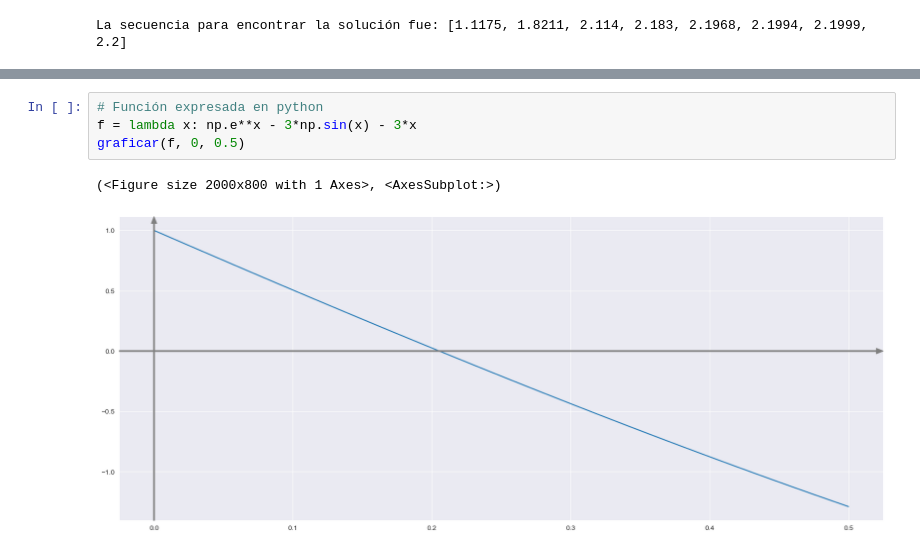
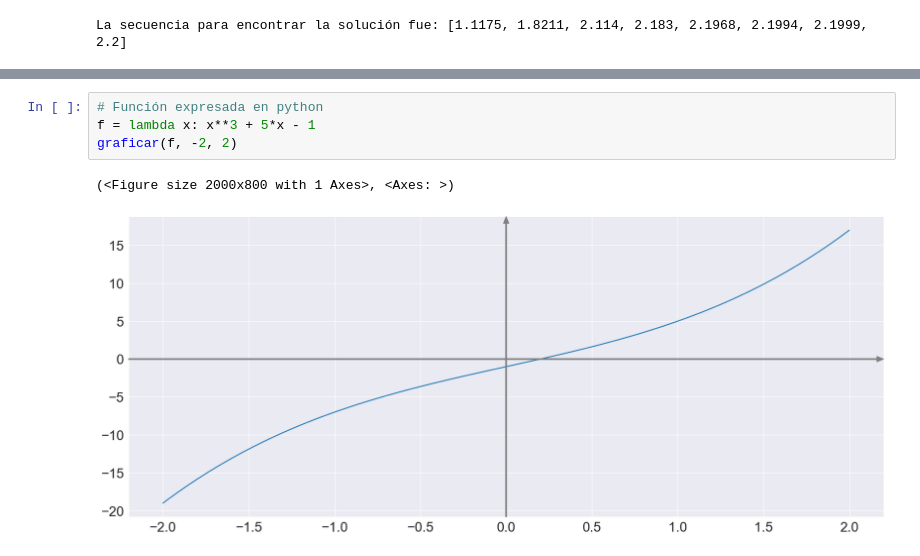
Before and after one commit to caramirezs/MetNum_librodigital, a Jupyter notebook: 1_Ecuaciones_de_una_variable/1.2_Metodo_regula_falsi.ipynb, the cells around one changed output, grey strips where cells are left out. Saved outputs shown, nothing was run; the diff lists cells and outputs as text.

```diff
--- a/1_Ecuaciones_de_una_variable/1.2_Metodo_regula_falsi.ipynb
+++ b/1_Ecuaciones_de_una_variable/1.2_Metodo_regula_falsi.ipynb
@@ -279,7 +236,7 @@ p_i = a_n-\frac{f(a_n)(b_n - a_n)}{f(b_n)-f(a_n)}
 # %%
 # Función expresada en python
-f = lambda x: np.e**x - 3*np.sin(x) - 3*x
-graficar(f, 0, 0.5)
+f = lambda x: x**3 + 5*x - 1
+graficar(f, -2, 2)
 # %% [output]
-(<Figure size 2000x800 with 1 Axes>, <AxesSubplot:>)
+(<Figure size 2000x800 with 1 Axes>, <Axes: >)
-[figure, old version]
+[figure, new version]
```
Also changed, not shown: parts of 16 cells of this notebook, 2 other files.
